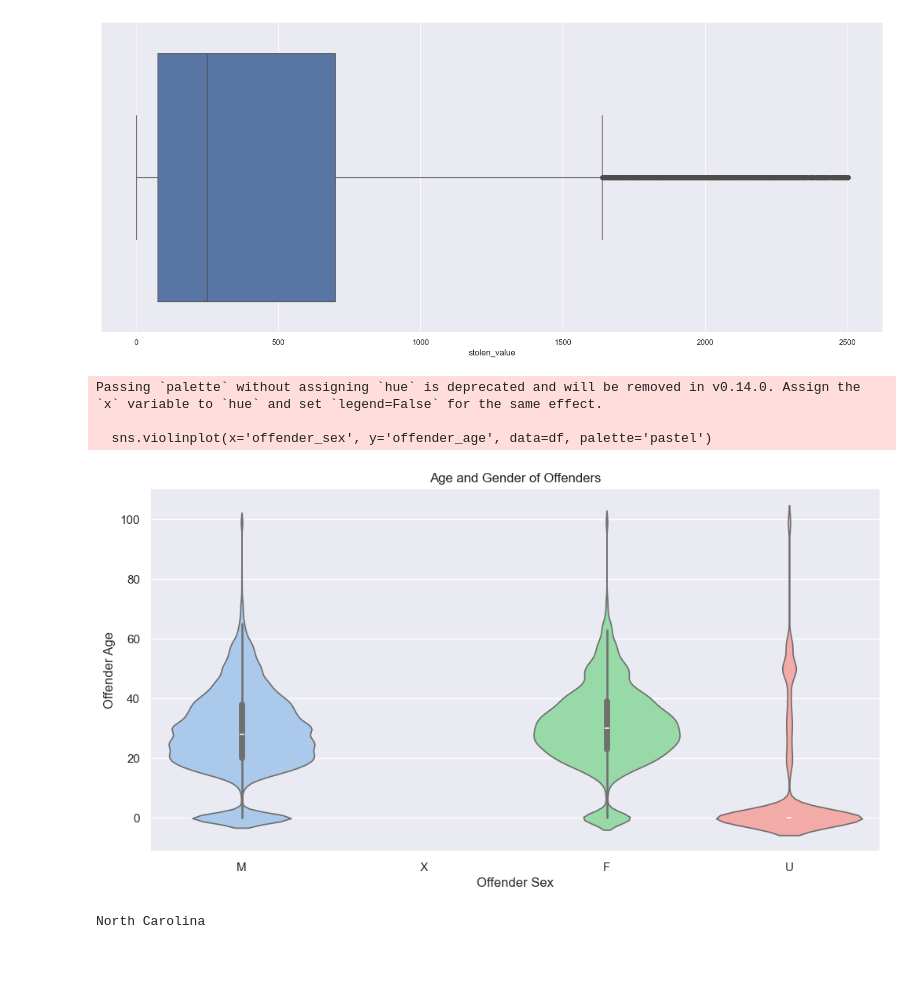
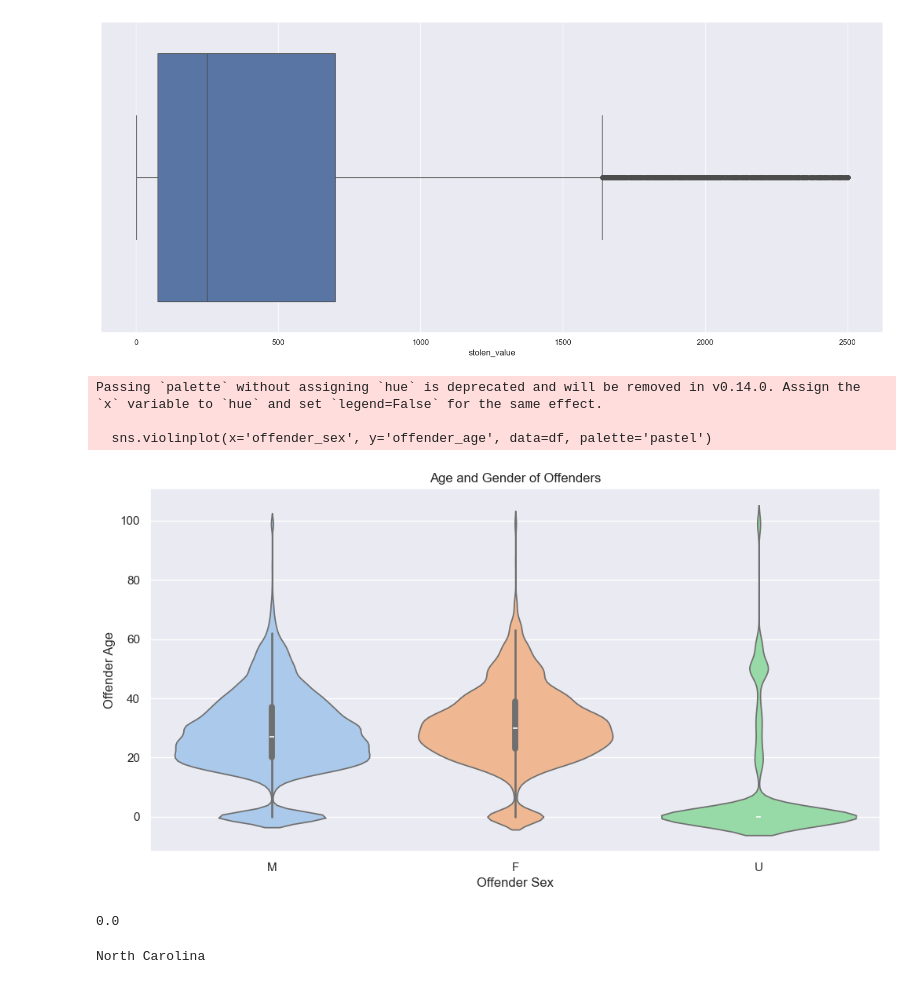
Before and after one commit to Gakles/ATCS24, a Jupyter notebook: Data/cargo_theft.ipynb, the cells around one changed output. Drawn from its saved outputs; the diff is of its cells as text; code cells hidden in the pictures.

```diff
--- a/Data/cargo_theft.ipynb
+++ b/Data/cargo_theft.ipynb
@@ -95,20 +95,21 @@ sns.boxplot(data = df, x = "stolen_value")
 [figure]
 # %%
 #Plotting offender age and sex
-#23 offenders have sex "x" so we'll remove them
-df = df[df['offender_sex'] != 'x']
+#23 offenders have sex "X" so we'll remove them
+df = df[df['offender_sex'] != 'X']
 
 plt.figure(figsize=(12, 6))
 sns.violinplot(x='offender_sex', y='offender_age', data=df, palette='pastel')
 plt.title('Age and Gender of Offenders')
 plt.xlabel('Offender Sex')
 plt.ylabel('Offender Age')
 plt.show()
 # %% [output]
 Passing `palette` without assigning `hue` is deprecated and will be removed in v0.14.0. Assign the `x` variable to `hue` and set `legend=False` for the same effect.
 
   sns.violinplot(x='offender_sex', y='offender_age', data=df, palette='pastel')
-[figure, old version]
+[figure, new version]
+0.0
 # %%
 #What is the most stolen from state?
 mode_state = df['state_name'].mode().values[0]
```
